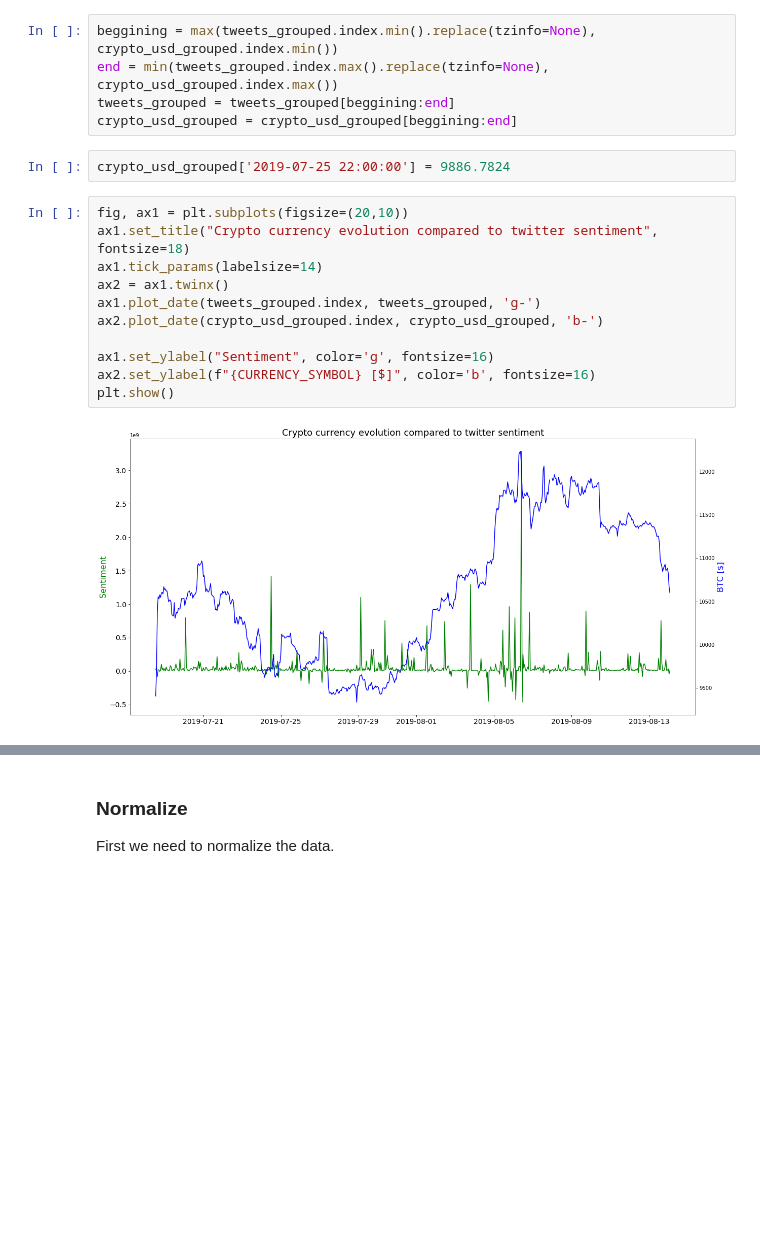
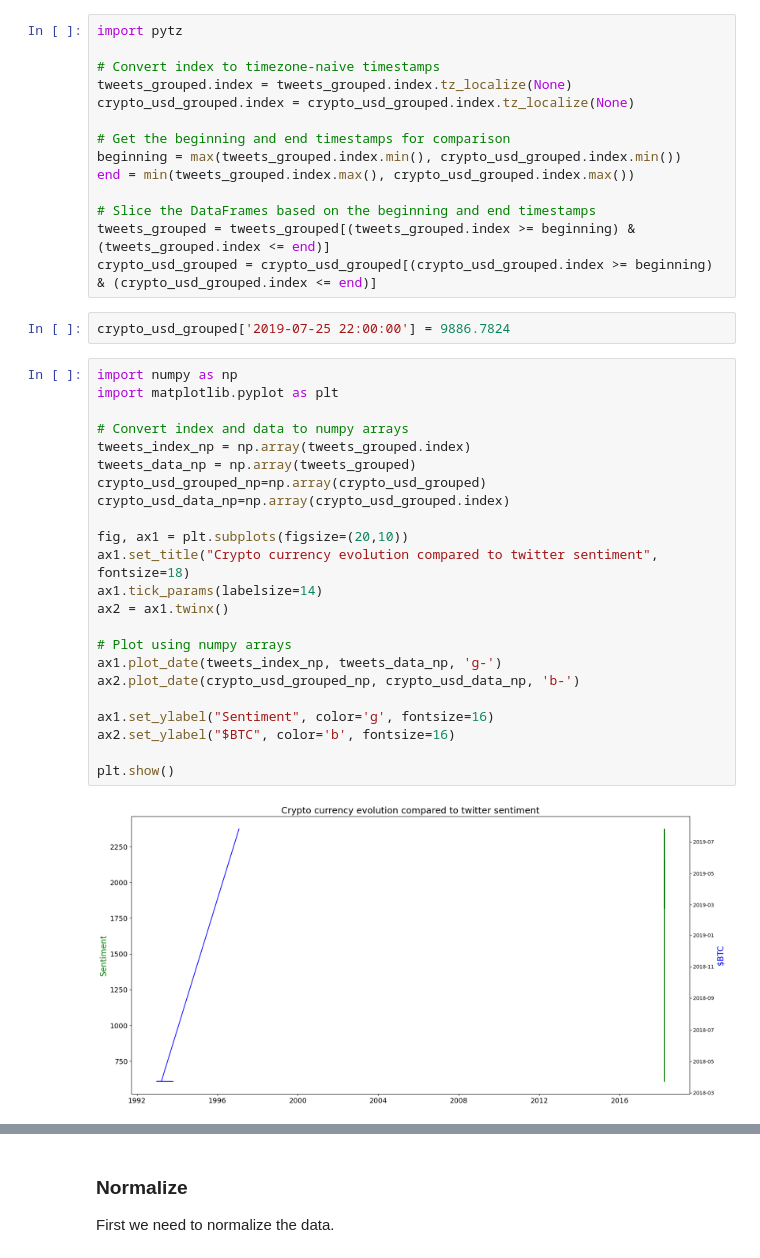
Before and after one commit to HamzaAhmad6292/Crypto_Prediction, a Jupyter notebook: 04_TwitterSentimentAndCryptocurrencies.ipynb, the cells around one changed output, grey strips where cells are left out. Cells and saved outputs as stored; diff of their text form; blank space fills up the shorter version.

```diff
--- a/04_TwitterSentimentAndCryptocurrencies.ipynb
+++ b/04_TwitterSentimentAndCryptocurrencies.ipynb
@@ -190,26 +162,47 @@ def crosscorr(datax, datay, lag=0, method="pearson"):
     return datax.corr(datay.shift(lag), method=method)
 # %% [markdown]
 ### Crop the time series to match the time frames
-# %%
-beggining = max(tweets_grouped.index.min().replace(tzinfo=None), crypto_usd_grouped.index.min())
-end = min(tweets_grouped.index.max().replace(tzinfo=None), crypto_usd_grouped.index.max())
-tweets_grouped = tweets_grouped[beggining:end]
-crypto_usd_grouped = crypto_usd_grouped[beggining:end]
+# %%
+import pytz
+
+# Convert index to timezone-naive timestamps
+tweets_grouped.index = tweets_grouped.index.tz_localize(None)
+crypto_usd_grouped.index = crypto_usd_grouped.index.tz_localize(None)
+
+# Get the beginning and end timestamps for comparison
+beginning = max(tweets_grouped.index.min(), crypto_usd_grouped.index.min())
+end = min(tweets_grouped.index.max(), crypto_usd_grouped.index.max())
+
+# Slice the DataFrames based on the beginning and end timestamps
+tweets_grouped = tweets_grouped[(tweets_grouped.index >= beginning) & (tweets_grouped.index <= end)]
+crypto_usd_grouped = crypto_usd_grouped[(crypto_usd_grouped.index >= beginning) & (crypto_usd_grouped.index <= end)]
 # %%
 crypto_usd_grouped['2019-07-25 22:00:00'] = 9886.7824
 # %%
+import numpy as np
+import matplotlib.pyplot as plt
+
+# Convert index and data to numpy arrays
+tweets_index_np = np.array(tweets_grouped.index)
+tweets_data_np = np.array(tweets_grouped)
+crypto_usd_grouped_np=np.array(crypto_usd_grouped)
+crypto_usd_data_np=np.array(crypto_usd_grouped.index)
+
 fig, ax1 = plt.subplots(figsize=(20,10))
 ax1.set_title("Crypto currency evolution compared to twitter sentiment", fontsize=18)
 ax1.tick_params(labelsize=14)
 ax2 = ax1.twinx()
-ax1.plot_date(tweets_grouped.index, tweets_grouped, 'g-')
-ax2.plot_date(crypto_usd_grouped.index, crypto_usd_grouped, 'b-')
+
+# Plot using numpy arrays
+ax1.plot_date(tweets_index_np, tweets_data_np, 'g-')
+ax2.plot_date(crypto_usd_grouped_np, crypto_usd_data_np, 'b-')
 
 ax1.set_ylabel("Sentiment", color='g', fontsize=16)
-ax2.set_ylabel(f"{CURRENCY_SYMBOL} [$]", color='b', fontsize=16)
+ax2.set_ylabel("$BTC", color='b', fontsize=16)
+
 plt.show()
 # %% [output]
-[figure, old version]
+[figure, new version]
 # %%
 xcov = [crosscorr(tweets_grouped, crypto_usd_grouped, lag=i, method="pearson") for i in range(-20,20)]
 plt.plot(range(-20,20), xcov)
```
Also changed, not shown: parts of 5 cells of this notebook, 5 other files.
